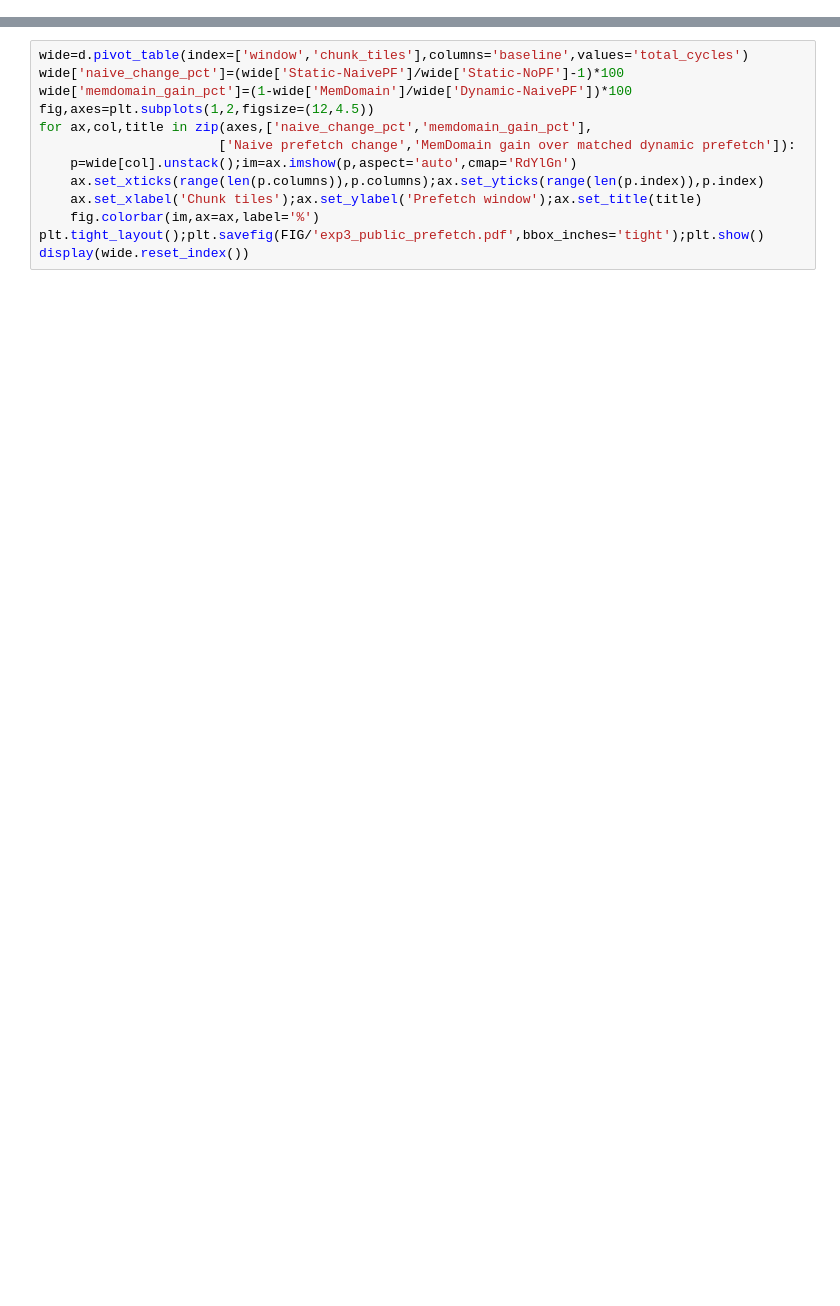
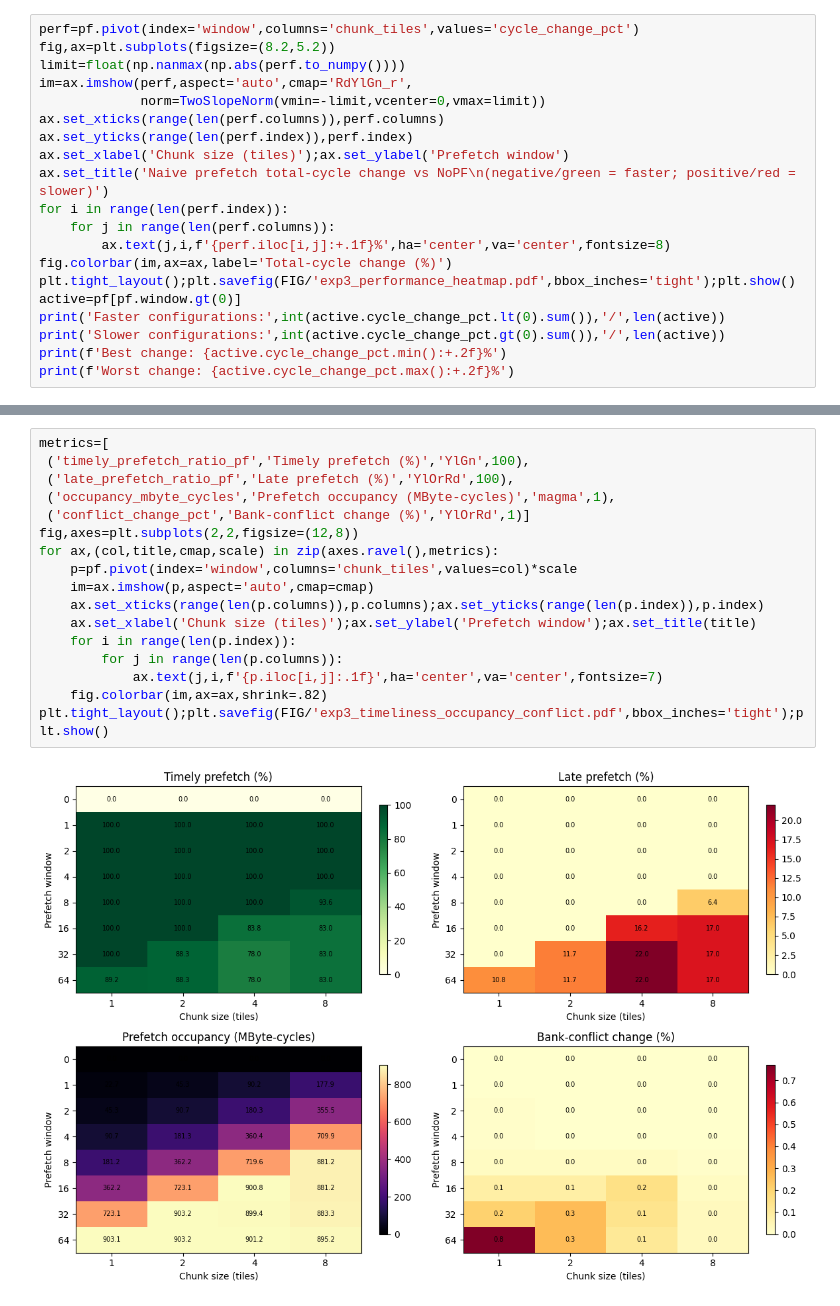
Before and after one commit to Mikemy666/SCALE-Sim, a Jupyter notebook: fig/exp3.ipynb, the cells around one changed output, grey strips where cells are left out. Cells and saved outputs as stored; diff of their text form; blank space fills up the shorter version.

Commit message:
Refine DATE2 mapping and prefetch experiments

```diff
--- a/fig/exp3.ipynb
+++ b/fig/exp3.ipynb
@@ -27,0 +42,20 @@ assert d.groupby(['window','chunk_tiles']).size().eq(5).all()
+# %%
+perf=pf.pivot(index='window',columns='chunk_tiles',values='cycle_change_pct')
+fig,ax=plt.subplots(figsize=(8.2,5.2))
+limit=float(np.nanmax(np.abs(perf.to_numpy())))
+im=ax.imshow(perf,aspect='auto',cmap='RdYlGn_r',
+             norm=TwoSlopeNorm(vmin=-limit,vcenter=0,vmax=limit))
+ax.set_xticks(range(len(perf.columns)),perf.columns)
+ax.set_yticks(range(len(perf.index)),perf.index)
+ax.set_xlabel('Chunk size (tiles)');ax.set_ylabel('Prefetch window')
+ax.set_title('Naive prefetch total-cycle change vs NoPF\n(negative/green = faster; positive/red = slower)')
+for i in range(len(perf.index)):
+    for j in range(len(perf.columns)):
+        ax.text(j,i,f'{perf.iloc[i,j]:+.1f}%',ha='center',va='center',fontsize=8)
+fig.colorbar(im,ax=ax,label='Total-cycle change (%)')
+plt.tight_layout();plt.savefig(FIG/'exp3_performance_heatmap.pdf',bbox_inches='tight');plt.show()
+active=pf[pf.window.gt(0)]
+print('Faster configurations:',int(active.cycle_change_pct.lt(0).sum()),'/',len(active))
+print('Slower configurations:',int(active.cycle_change_pct.gt(0).sum()),'/',len(active))
+print(f'Best change: {active.cycle_change_pct.min():+.2f}%')
+print(f'Worst change: {active.cycle_change_pct.max():+.2f}%')
@@ -28,13 +70,19 @@ assert d.groupby(['window','chunk_tiles']).size().eq(5).all()
 # %%
-wide=d.pivot_table(index=['window','chunk_tiles'],columns='baseline',values='total_cycles')
-wide['naive_change_pct']=(wide['Static-NaivePF']/wide['Static-NoPF']-1)*100
-wide['memdomain_gain_pct']=(1-wide['MemDomain']/wide['Dynamic-NaivePF'])*100
-fig,axes=plt.subplots(1,2,figsize=(12,4.5))
-for ax,col,title in zip(axes,['naive_change_pct','memdomain_gain_pct'],
-                       ['Naive prefetch change','MemDomain gain over matched dynamic prefetch']):
-    p=wide[col].unstack();im=ax.imshow(p,aspect='auto',cmap='RdYlGn')
+metrics=[
+ ('timely_prefetch_ratio_pf','Timely prefetch (%)','YlGn',100),
+ ('late_prefetch_ratio_pf','Late prefetch (%)','YlOrRd',100),
+ ('occupancy_mbyte_cycles','Prefetch occupancy (MByte-cycles)','magma',1),
+ ('conflict_change_pct','Bank-conflict change (%)','YlOrRd',1)]
+fig,axes=plt.subplots(2,2,figsize=(12,8))
+for ax,(col,title,cmap,scale) in zip(axes.ravel(),metrics):
+    p=pf.pivot(index='window',columns='chunk_tiles',values=col)*scale
+    im=ax.imshow(p,aspect='auto',cmap=cmap)
     ax.set_xticks(range(len(p.columns)),p.columns);ax.set_yticks(range(len(p.index)),p.index)
-    ax.set_xlabel('Chunk tiles');ax.set_ylabel('Prefetch window');ax.set_title(title)
-    fig.colorbar(im,ax=ax,label='%')
-plt.tight_layout();plt.savefig(FIG/'exp3_public_prefetch.pdf',bbox_inches='tight');plt.show()
-display(wide.reset_index())
+    ax.set_xlabel('Chunk size (tiles)');ax.set_ylabel('Prefetch window');ax.set_title(title)
+    for i in range(len(p.index)):
+        for j in range(len(p.columns)):
+            ax.text(j,i,f'{p.iloc[i,j]:.1f}',ha='center',va='center',fontsize=7)
+    fig.colorbar(im,ax=ax,shrink=.82)
+plt.tight_layout();plt.savefig(FIG/'exp3_timeliness_occupancy_conflict.pdf',bbox_inches='tight');plt.show()
+# %% [output]
+[figure, added]
```
Also changed, not shown: parts of 15 cells of this notebook, 58 other files.
